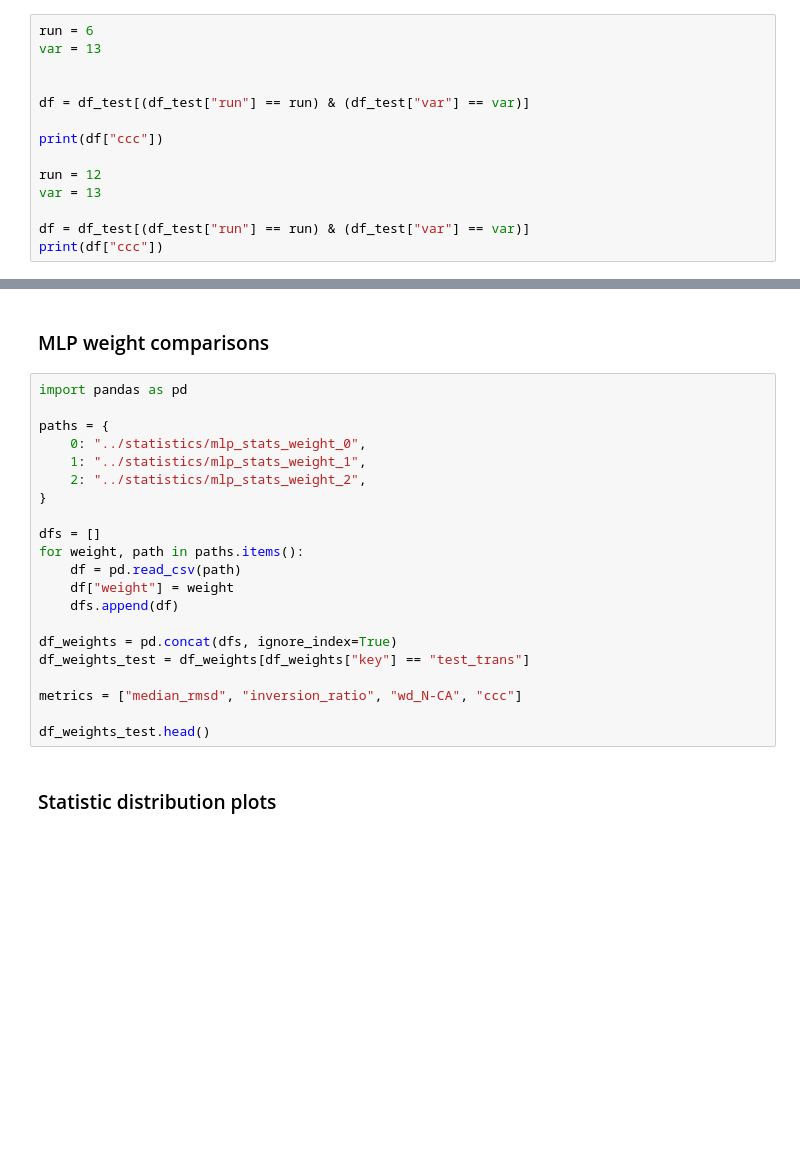
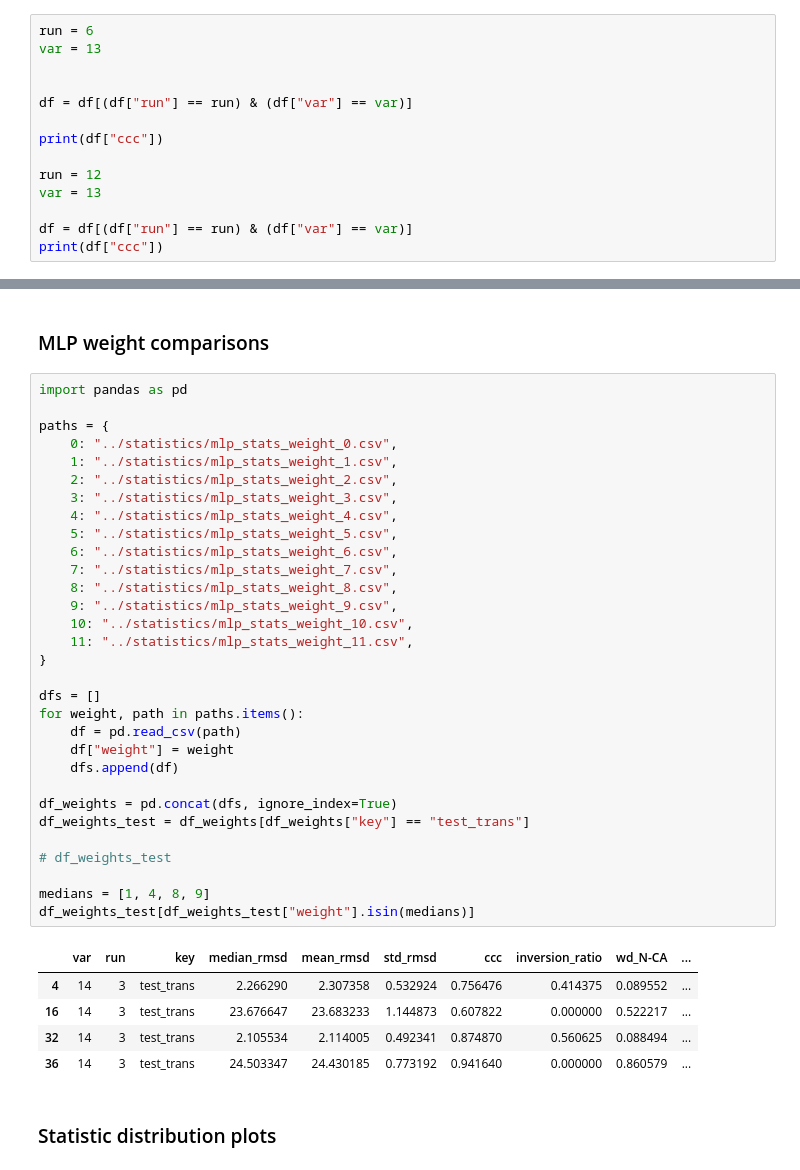
Before and after one commit to briandaniel14/molearn, a Jupyter notebook: analysis/stats_analysis.ipynb, the cells around one changed output, grey strips where cells are left out. Drawn from its saved outputs; the diff is of its cells as text; blank space fills up the shorter version.

```diff
--- a/analysis/stats_analysis.ipynb
+++ b/analysis/stats_analysis.ipynb
@@ -134,14 +131,14 @@ run = 6
 var = 13
 
 
-df = df_test[(df_test["run"] == run) & (df_test["var"] == var)]
+df = df[(df["run"] == run) & (df["var"] == var)]
 
 print(df["ccc"])
 
 run = 12
 var = 13
 
-df = df_test[(df_test["run"] == run) & (df_test["var"] == var)]
+df = df[(df["run"] == run) & (df["var"] == var)]
 print(df["ccc"])
 # %% [output]
 615    0.924
@@ -381,24 +378,40 @@ print(f"var={var}: run={max_row['run']}, inversion_ratio={max_row['inversion_rat
 # %%
 import pandas as pd
 
 paths = {
-    0: "../statistics/mlp_stats_weight_0",
-    1: "../statistics/mlp_stats_weight_1",
-    2: "../statistics/mlp_stats_weight_2",
+    0: "../statistics/mlp_stats_weight_0.csv",
+    1: "../statistics/mlp_stats_weight_1.csv",
+    2: "../statistics/mlp_stats_weight_2.csv",
+    3: "../statistics/mlp_stats_weight_3.csv",
+    4: "../statistics/mlp_stats_weight_4.csv",
+    5: "../statistics/mlp_stats_weight_5.csv",
+    6: "../statistics/mlp_stats_weight_6.csv",
+    7: "../statistics/mlp_stats_weight_7.csv",
+    8: "../statistics/mlp_stats_weight_8.csv",
+    9: "../statistics/mlp_stats_weight_9.csv",
+    10: "../statistics/mlp_stats_weight_10.csv",
+    11: "../statistics/mlp_stats_weight_11.csv",
 }
 
 dfs = []
 for weight, path in paths.items():
     df = pd.read_csv(path)
     df["weight"] = weight
     dfs.append(df)
 
 df_weights = pd.concat(dfs, ignore_index=True)
 df_weights_test = df_weights[df_weights["key"] == "test_trans"]
 
-metrics = ["median_rmsd", "inversion_ratio", "wd_N-CA", "ccc"]
+# df_weights_test
 
-df_weights_test.head()
+medians = [1, 4, 8, 9]
+df_weights_test[df_weights_test["weight"].isin(medians)]
+# %% [output]
+|  | var | run | key | median_rmsd | mean_rmsd | std_rmsd | ccc | inversion_ratio | wd_N-CA | ... |
+| 4 | 14 | 3 | test_trans | 2.266290 | 2.307358 | 0.532924 | 0.756476 | 0.414375 | 0.089552 | ... |
+| 16 | 14 | 3 | test_trans | 23.676647 | 23.683233 | 1.144873 | 0.607822 | 0.000000 | 0.522217 | ... |
+| 32 | 14 | 3 | test_trans | 2.105534 | 2.114005 | 0.492341 | 0.874870 | 0.560625 | 0.088494 | ... |
+| 36 | 14 | 3 | test_trans | 24.503347 | 24.430185 | 0.773192 | 0.941640 | 0.000000 | 0.860579 | ... |
 # %% [markdown]
 ### Statistic distribution plots
 # %%
```
Also changed, not shown: parts of 9 cells of this notebook, 25 other files.
